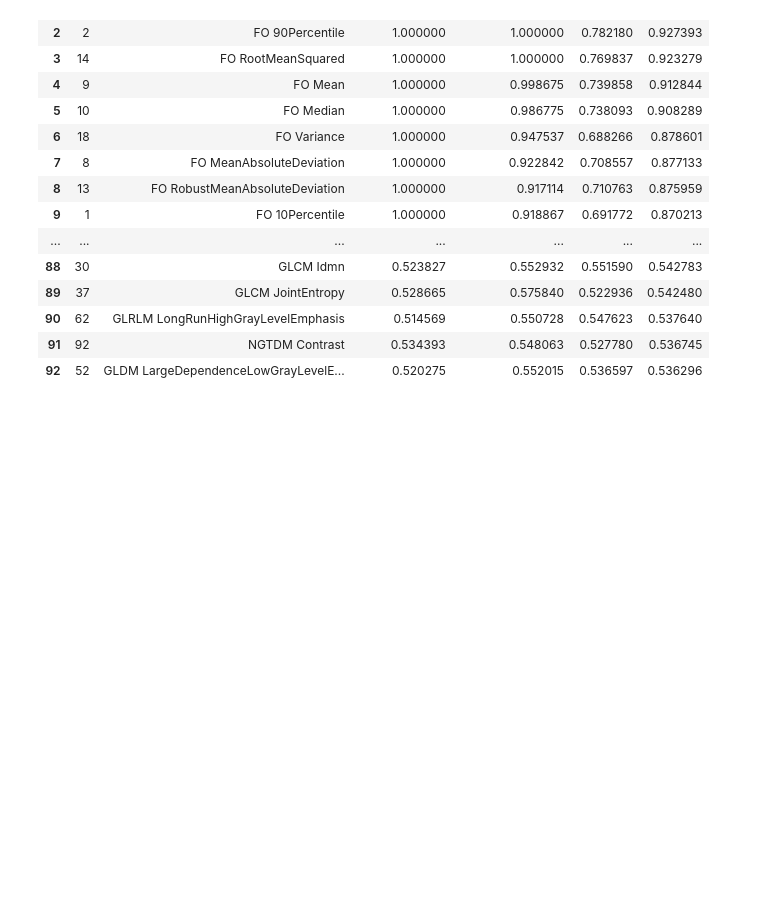
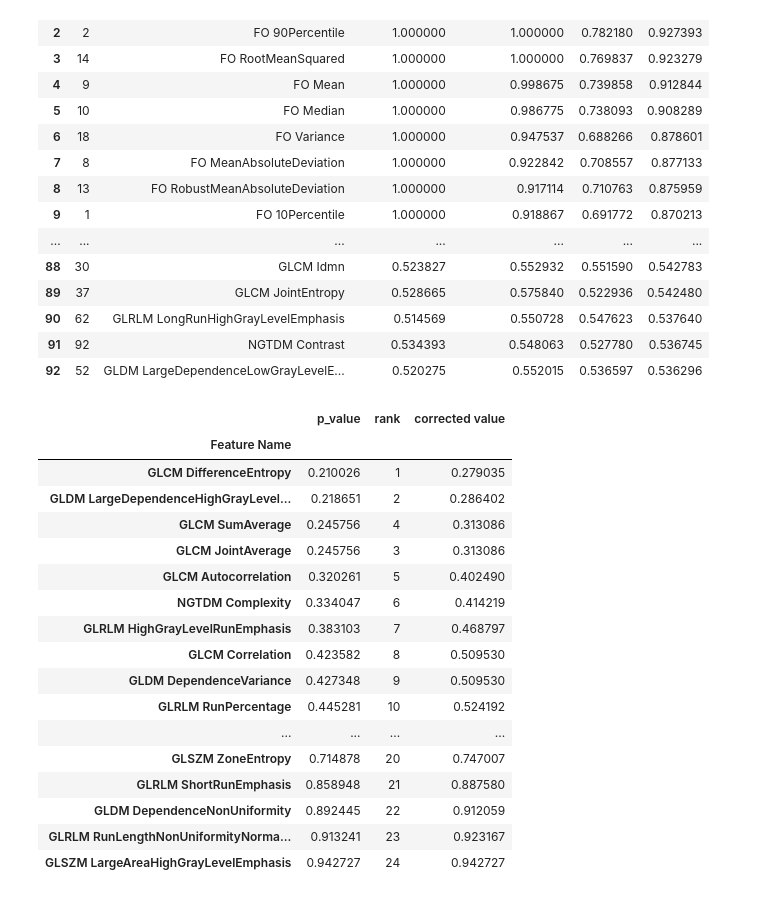
Before and after one commit to S-Nazem/radiomics-anova-shap-explainability, a Jupyter notebook: Dev_notebook_3.ipynb, the cells around one changed output. Saved outputs shown, nothing was run; the diff lists cells and outputs as text; code cells hidden in the pictures; blank space fills up the shorter version.

```diff
--- a/Dev_notebook_3.ipynb
+++ b/Dev_notebook_3.ipynb
@@ -335,3 +357,42 @@ with pd.option_context('display.max_rows', None, 'display.max_columns', None):
 | 90 | 62 | GLRLM LongRunHighGrayLevelEmphasis | 0.514569 | 0.550728 | 0.547623 | 0.537640 |
 | 91 | 92 | NGTDM Contrast | 0.534393 | 0.548063 | 0.527780 | 0.536745 |
 | 92 | 52 | GLDM LargeDependenceLowGrayLevelE... | 0.520275 | 0.552015 | 0.536597 | 0.536296 |
+# %%
+import pandas as pd
+
+# Step 1: Extract discarded features (those not passing BH correction at FDR < 0.25)
+discarded_df = kw_df[~kw_df["Keep"]].copy()
+
+# Step 2: Add ranks (based on original p-value, ascending)
+discarded_df["rank"] = discarded_df["p_value"].rank(method="first").astype(int)
+
+# Step 3: Sort by p-value
+discarded_df_sorted = discarded_df.sort_values("p_value")[["p_value", "rank", "p_adj"]]
+discarded_df_sorted = discarded_df_sorted.rename(columns={"p_adj": "corrected value"})
+discarded_df_sorted.index.name = "Feature Name"
+
+# Optional: display full table
+with pd.option_context("display.max_rows", None, "display.max_columns", None):
+    display(discarded_df_sorted)
+
+# Optional: export to CSV
+# discarded_df_sorted.to_csv("Table_ST3_Discarded_Features.csv")
+# %% [output]
+|  | p_value | rank | corrected value |
+| Feature Name |  |  |  |
+| GLCM DifferenceEntropy | 0.210026 | 1 | 0.279035 |
+| GLDM LargeDependenceHighGrayLevel... | 0.218651 | 2 | 0.286402 |
+| GLCM SumAverage | 0.245756 | 4 | 0.313086 |
+| GLCM JointAverage | 0.245756 | 3 | 0.313086 |
+| GLCM Autocorrelation | 0.320261 | 5 | 0.402490 |
+| NGTDM Complexity | 0.334047 | 6 | 0.414219 |
+| GLRLM HighGrayLevelRunEmphasis | 0.383103 | 7 | 0.468797 |
+| GLCM Correlation | 0.423582 | 8 | 0.509530 |
+| GLDM DependenceVariance | 0.427348 | 9 | 0.509530 |
+| GLRLM RunPercentage | 0.445281 | 10 | 0.524192 |
+| ... | ... | ... | ... |
+| GLSZM ZoneEntropy | 0.714878 | 20 | 0.747007 |
+| GLRLM ShortRunEmphasis | 0.858948 | 21 | 0.887580 |
+| GLDM DependenceNonUniformity | 0.892445 | 22 | 0.912059 |
+| GLRLM RunLengthNonUniformityNorma... | 0.913241 | 23 | 0.923167 |
+| GLSZM LargeAreaHighGrayLevelEmphasis | 0.942727 | 24 | 0.942727 |
```
Also changed, not shown: parts of 7 cells of this notebook, 3 other files.
